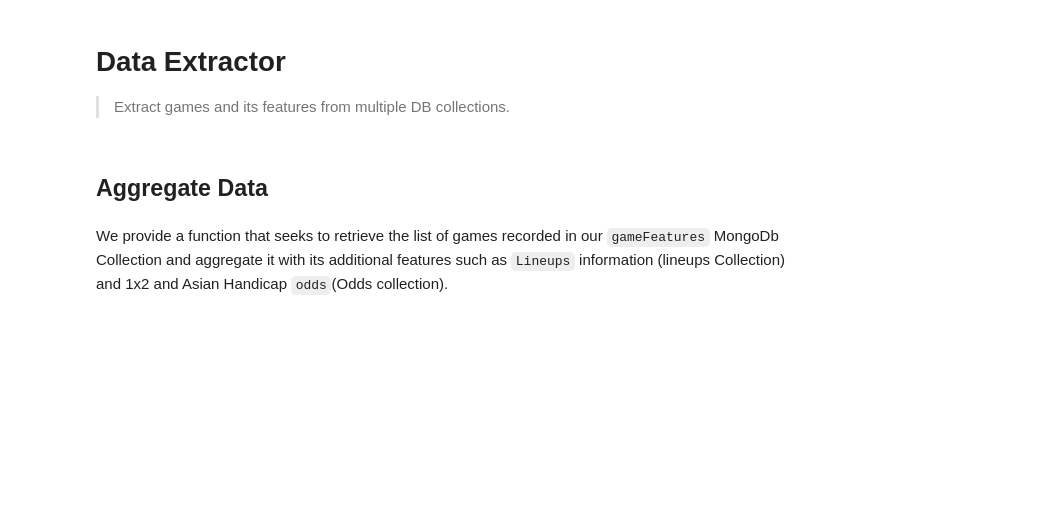
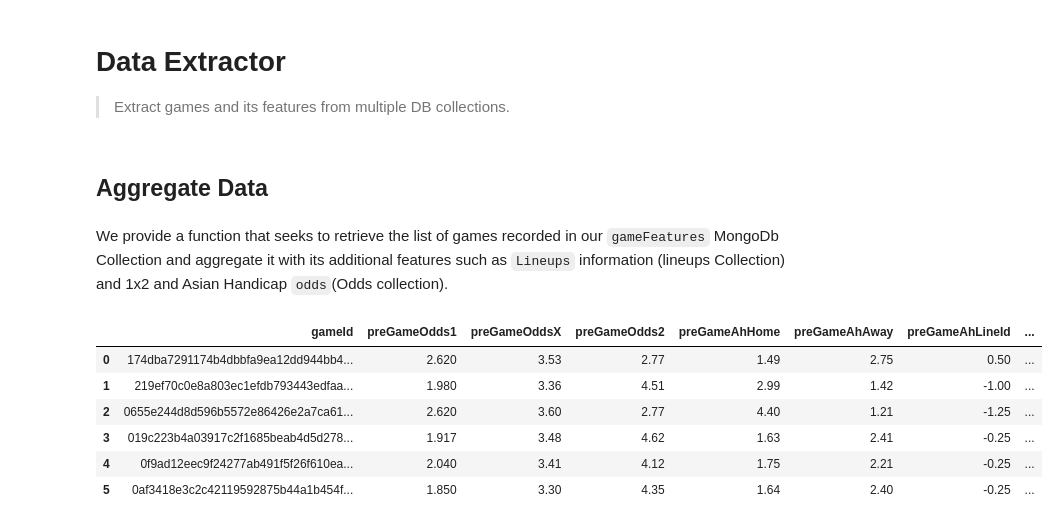
Before and after one commit to real-analytics-rd/fastbet, a Jupyter notebook: nbs/dataStrcuture/04_data_extractor.ipynb, the cells around one changed output. Drawn from its saved outputs; the diff is of its cells as text; code cells hidden in the pictures; blank space fills up the shorter version.

```diff
--- a/nbs/dataStrcuture/04_data_extractor.ipynb
+++ b/nbs/dataStrcuture/04_data_extractor.ipynb
@@ -238,12 +223,26 @@ def data_aggregator(
         how="left",
     )
 # %%
+mongo_init(db_host="public_atlas")
+
 x2 = data_aggregator(
-    db_hosts=DB_HOSTS,
-    config=CONFIG,
-    db_host="public_atlas",
-    limit=None,
+    limit=6,
 )
+
+
+x2[["gameId",
+    "preGameOdds1", "preGameOddsX", "preGameOdds2",
+    "preGameAhHome", "preGameAhAway", "preGameAhLineId",
+    "preGameOver", "preGameUnder", "preGameTotalLineId",
+   "tgt_gd", "tgt_outcome", "tgt_homeTeamGoals", "tgt_awayTeamGoals"]]
+# %% [output]
+|  | gameId | preGameOdds1 | preGameOddsX | preGameOdds2 | preGameAhHome | preGameAhAway | preGameAhLineId | ... |
+| 0 | 174dba7291174b4dbbfa9ea12dd944bb4... | 2.620 | 3.53 | 2.77 | 1.49 | 2.75 | 0.50 | ... |
+| 1 | 219ef70c0e8a803ec1efdb793443edfaa... | 1.980 | 3.36 | 4.51 | 2.99 | 1.42 | -1.00 | ... |
+| 2 | 0655e244d8d596b5572e86426e2a7ca61... | 2.620 | 3.60 | 2.77 | 4.40 | 1.21 | -1.25 | ... |
+| 3 | 019c223b4a03917c2f1685beab4d5d278... | 1.917 | 3.48 | 4.62 | 1.63 | 2.41 | -0.25 | ... |
+| 4 | 0f9ad12eec9f24277ab491f5f26f610ea... | 2.040 | 3.41 | 4.12 | 1.75 | 2.21 | -0.25 | ... |
+| 5 | 0af3418e3c2c42119592875b44a1b454f... | 1.850 | 3.30 | 4.35 | 1.64 | 2.40 | -0.25 | ... |
 # %%
 #| hide
 
```
Also changed, not shown: parts of 1 cell of this notebook, 16 other files.
